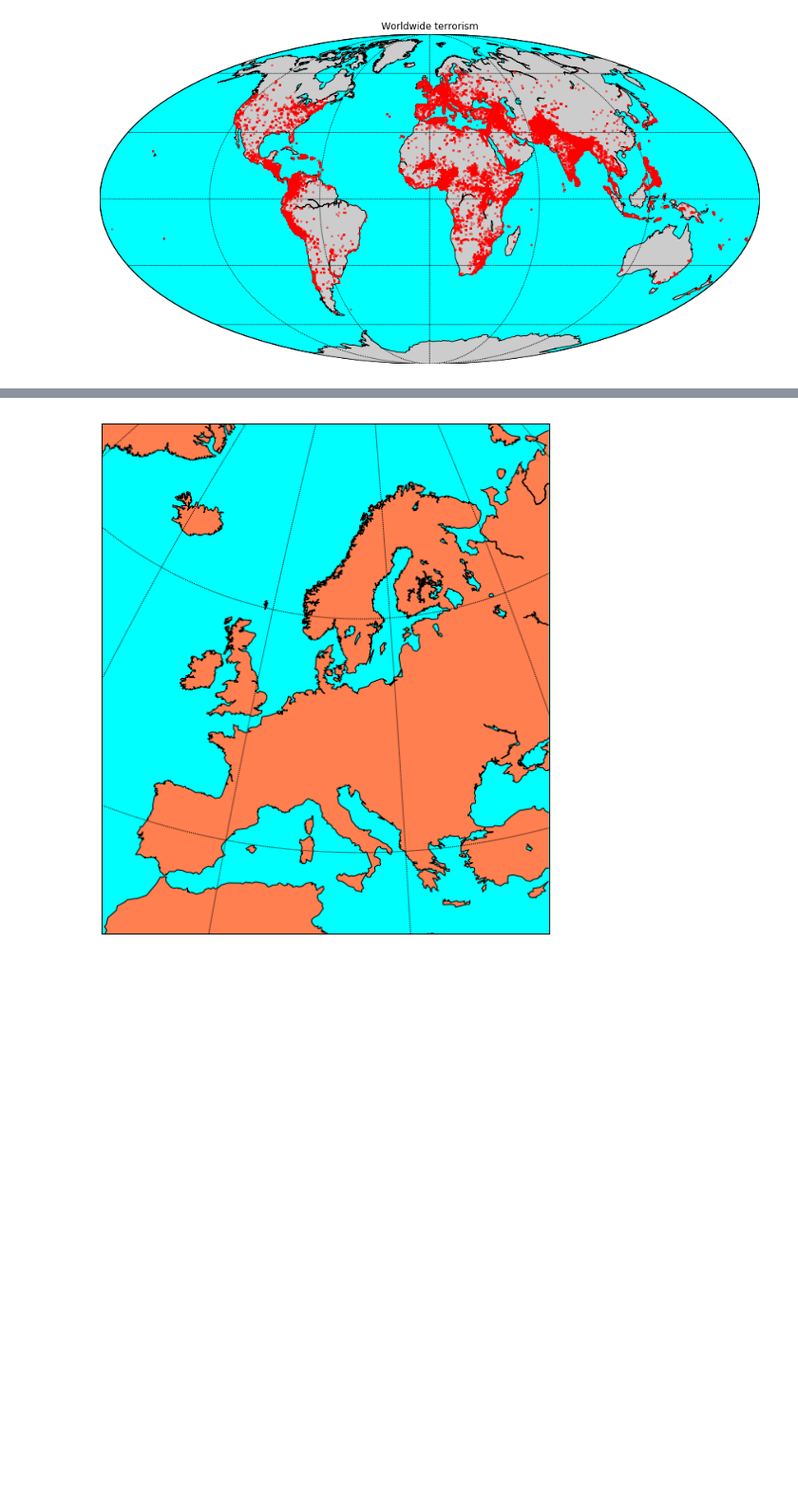
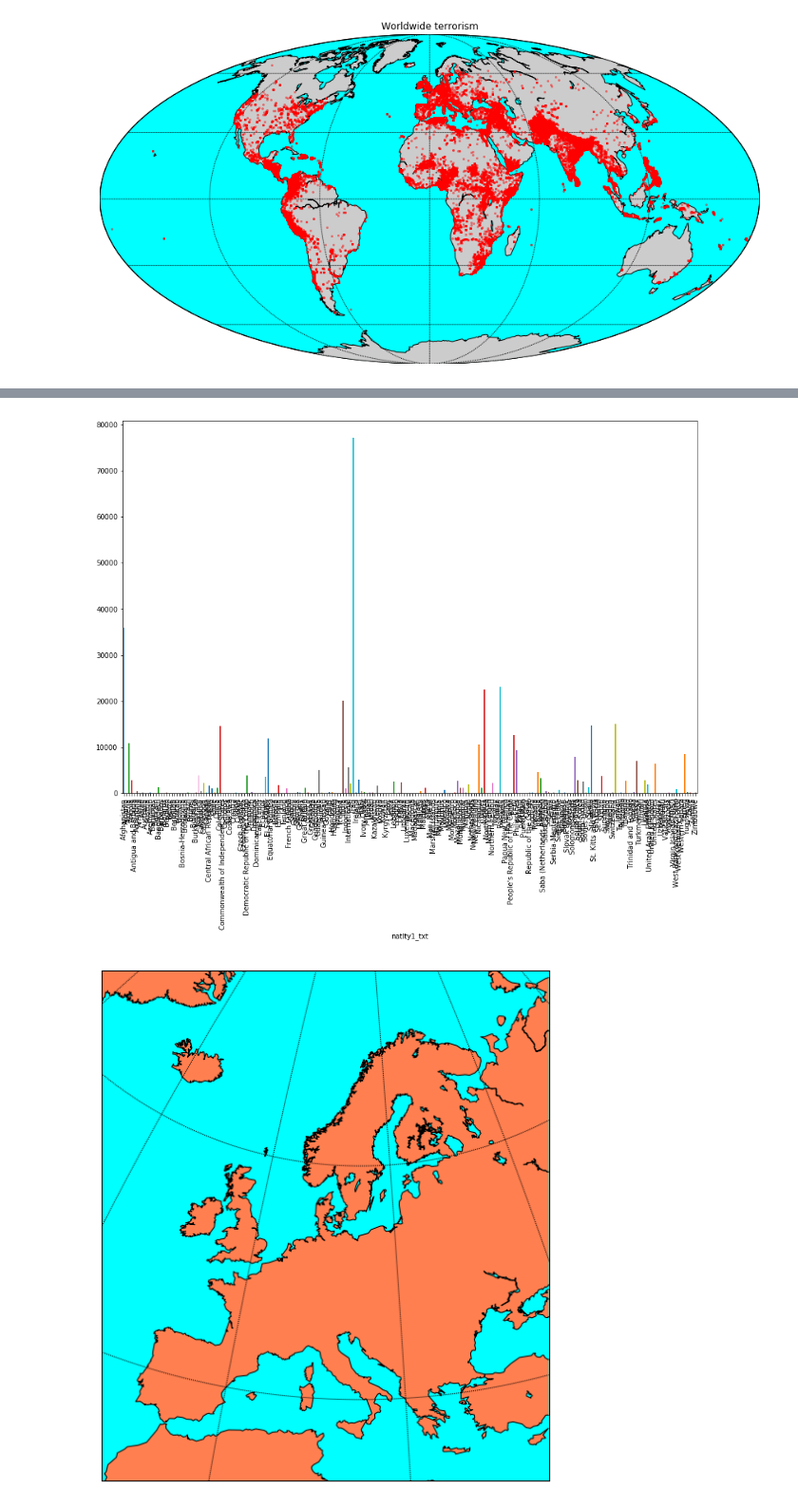
Before and after one commit to fbogusz/my-data-exp, a Jupyter notebook: mydataexp.ipynb, the cells around one changed output, grey strips where cells are left out. Shown at 95% size. Saved outputs shown, nothing was run; the diff lists cells and outputs as text; code cells hidden in the pictures; blank space fills up the shorter version.

```diff
--- a/mydataexp.ipynb
+++ b/mydataexp.ipynb
@@ -60,3 +76,9 @@ NameError: name 'year' is not defined
+# %%
+nat_kills = data.groupby('natlty1_txt')['nkill'].sum()
+
+kills_mean = data.groupby('natlty1_txt')['nkill'].sum().plot(kind='bar')
+# %% [output]
+[figure, added]
 # %%
 m2 = Basemap(llcrnrlon=-10.,llcrnrlat=30,urcrnrlon=65.,urcrnrlat=70.,\
             resolution='l',projection='stere',\
```
Also changed, not shown: parts of 8 cells of this notebook.
